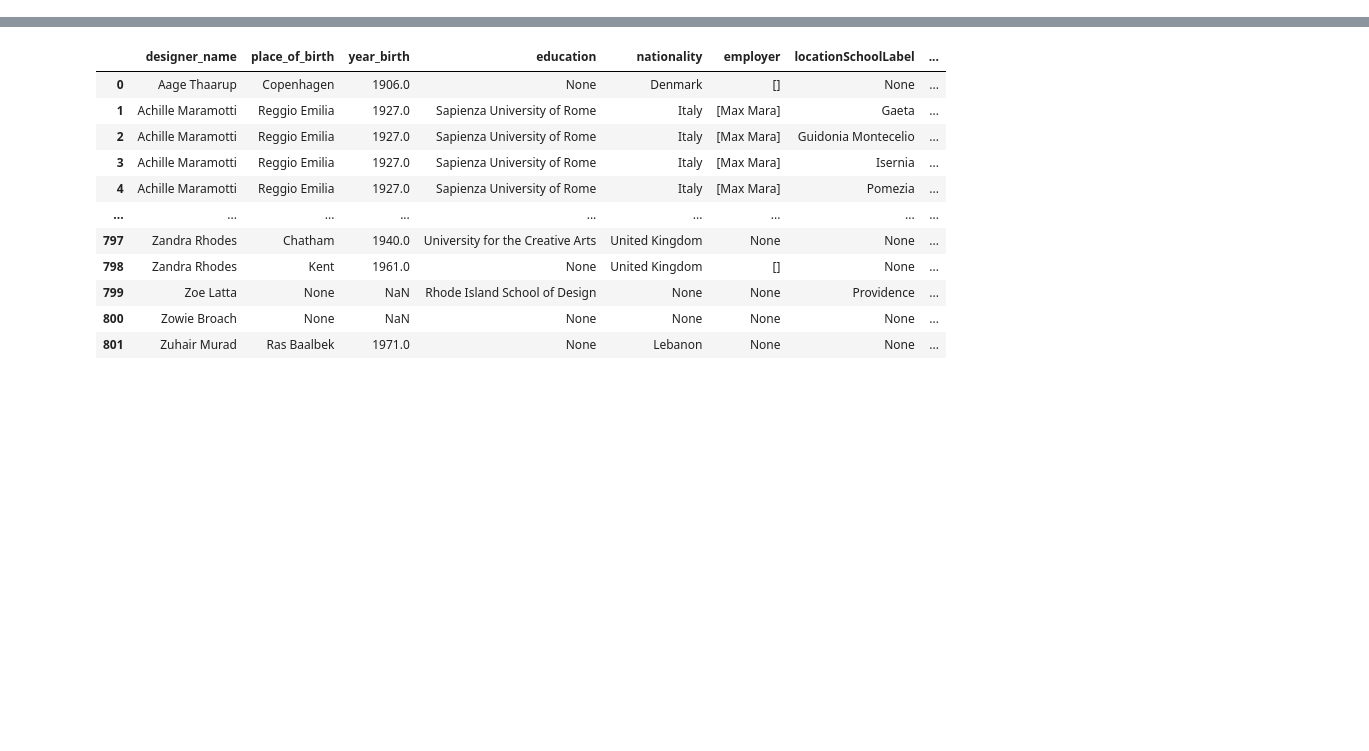
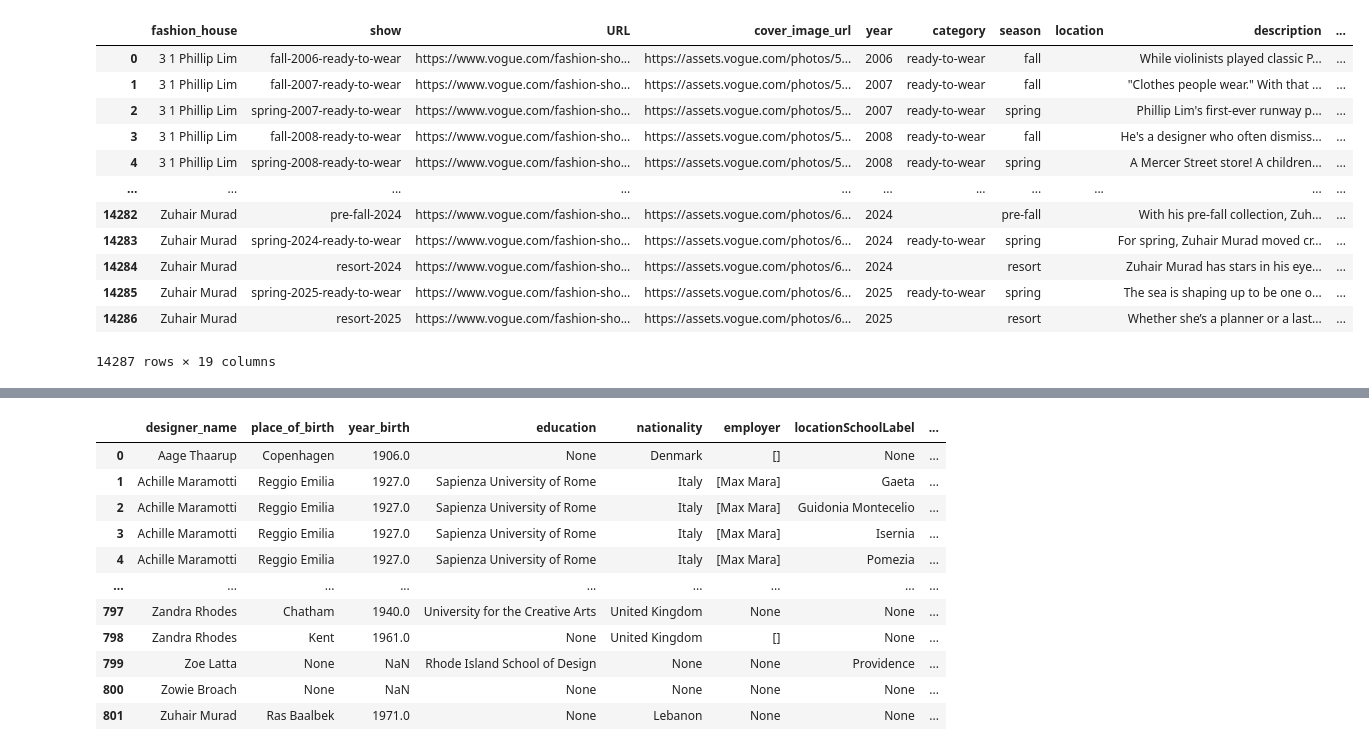
Before and after one commit to traopia/FashionDB, a Jupyter notebook: i.ipynb, the cells around one changed output, grey strips where cells are left out. Cells and saved outputs as stored; diff of their text form; code cells hidden in the pictures; blank space fills up the shorter version.

```diff
--- a/i.ipynb
+++ b/i.ipynb
@@ -18,0 +73,18 @@ designer_info_df
+# %%
+df = pd.read_parquet("data/data_vogue_final_with_images.parquet")
+# %%
+df
+# %% [output]
+|  | fashion_house | show | URL | cover_image_url | year | category | season | location | description | ... |
+| 0 | 3 1 Phillip Lim | fall-2006-ready-to-wear | https://www.vogue.com/fashion-sho... | https://assets.vogue.com/photos/5... | 2006 | ready-to-wear | fall |  | While violinists played classic P... | ... |
+| 1 | 3 1 Phillip Lim | fall-2007-ready-to-wear | https://www.vogue.com/fashion-sho... | https://assets.vogue.com/photos/5... | 2007 | ready-to-wear | fall |  | "Clothes people wear." With that ... | ... |
+| 2 | 3 1 Phillip Lim | spring-2007-ready-to-wear | https://www.vogue.com/fashion-sho... | https://assets.vogue.com/photos/5... | 2007 | ready-to-wear | spring |  | Phillip Lim's first-ever runway p... | ... |
+| 3 | 3 1 Phillip Lim | fall-2008-ready-to-wear | https://www.vogue.com/fashion-sho... | https://assets.vogue.com/photos/5... | 2008 | ready-to-wear | fall |  | He's a designer who often dismiss... | ... |
+| 4 | 3 1 Phillip Lim | spring-2008-ready-to-wear | https://www.vogue.com/fashion-sho... | https://assets.vogue.com/photos/5... | 2008 | ready-to-wear | spring |  | A Mercer Street store! A children... | ... |
+| ... | ... | ... | ... | ... | ... | ... | ... | ... | ... | ... |
+| 14282 | Zuhair Murad | pre-fall-2024 | https://www.vogue.com/fashion-sho... | https://assets.vogue.com/photos/6... | 2024 |  | pre-fall |  | With his pre-fall collection, Zuh... | ... |
+| 14283 | Zuhair Murad | spring-2024-ready-to-wear | https://www.vogue.com/fashion-sho... | https://assets.vogue.com/photos/6... | 2024 | ready-to-wear | spring |  | For spring, Zuhair Murad moved cr... | ... |
+| 14284 | Zuhair Murad | resort-2024 | https://www.vogue.com/fashion-sho... | https://assets.vogue.com/photos/6... | 2024 |  | resort |  | Zuhair Murad has stars in his eye... | ... |
+| 14285 | Zuhair Murad | spring-2025-ready-to-wear | https://www.vogue.com/fashion-sho... | https://assets.vogue.com/photos/6... | 2025 | ready-to-wear | spring |  | The sea is shaping up to be one o... | ... |
+| 14286 | Zuhair Murad | resort-2025 | https://www.vogue.com/fashion-sho... | https://assets.vogue.com/photos/6... | 2025 |  | resort |  | Whether she’s a planner or a last... | ... |
+14287 rows × 19 columns
```
Also changed, not shown: parts of 32 cells of this notebook, 3 other files.
